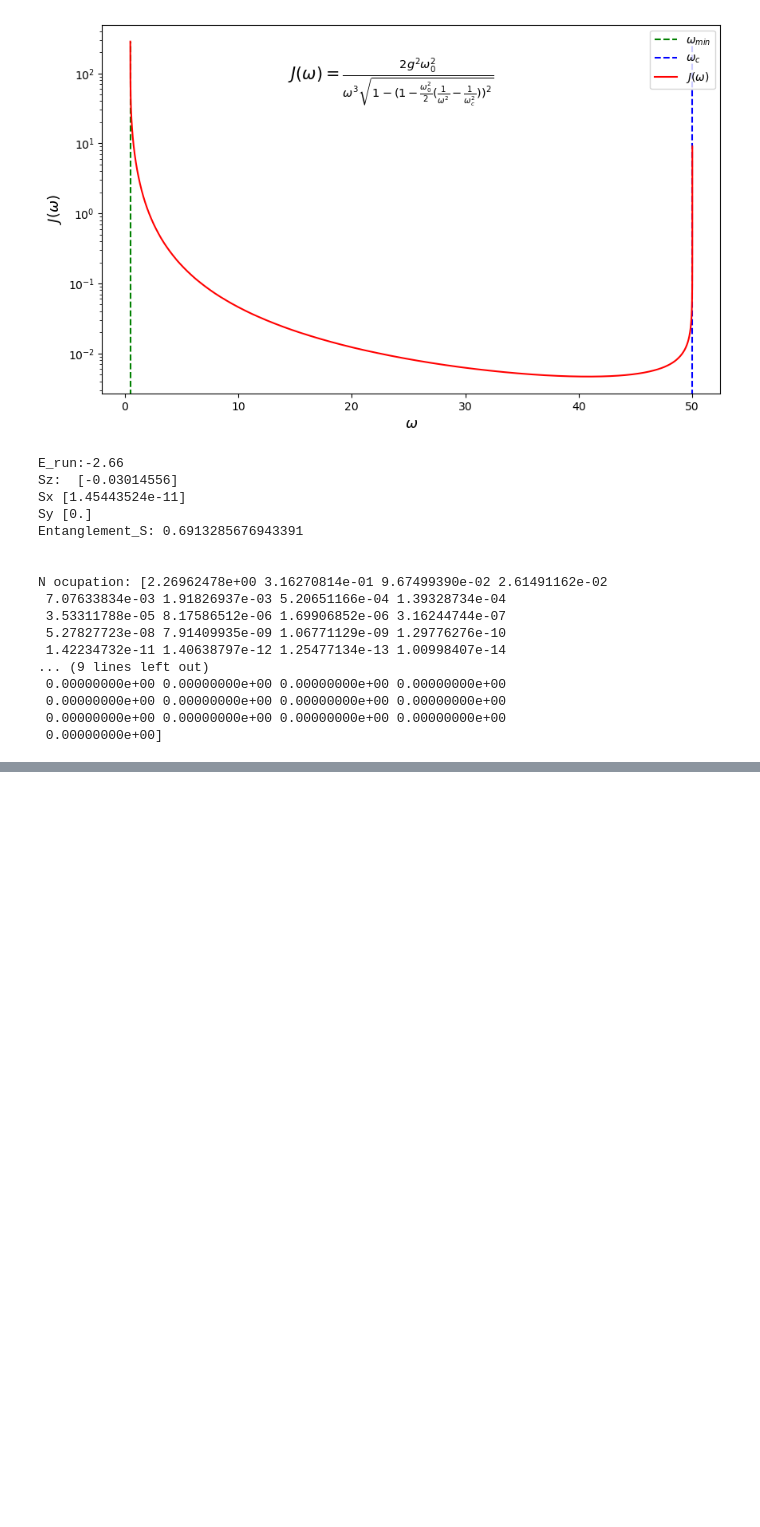
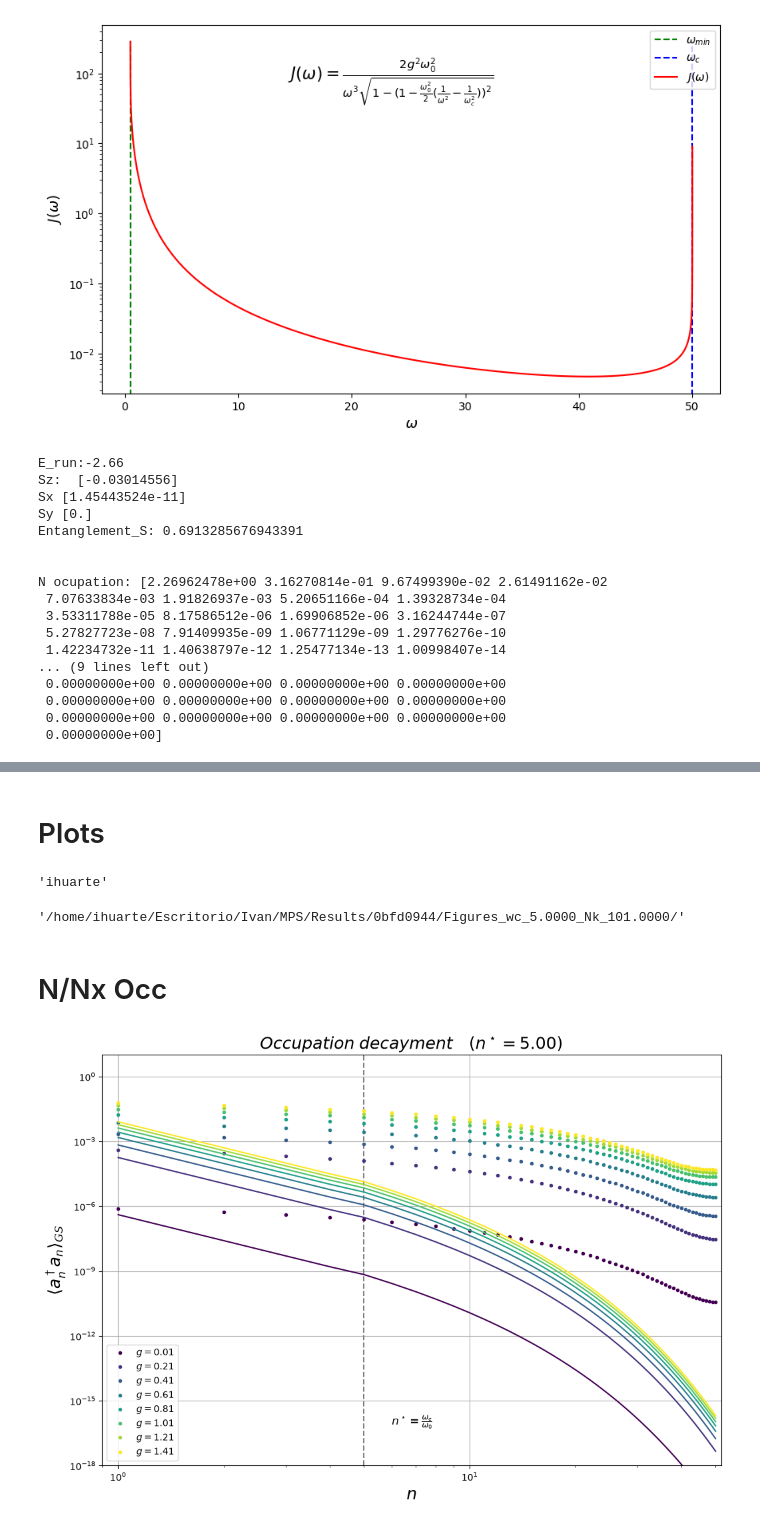
Before and after one commit to IvanHuarte/MPS, a Jupyter notebook: CarlosMPS.ipynb, the cells around one changed output, grey strips where cells are left out. Drawn from its saved outputs; the diff is of its cells as text; code cells hidden in the pictures; blank space fills up the shorter version.

```diff
--- a/CarlosMPS.ipynb
+++ b/CarlosMPS.ipynb
@@ -342,0 +186,64 @@ local B Sm
+# %% [markdown]
+# Plots
+# %%
+from pathlib import Path
+import matplotlib.pyplot as plt
+import pickle as pkl
+import matplotlib.transforms as transforms
+import numpy as np
+
+pickle_path = "/home/ihuarte/Escritorio/Ivan/MPS/Results/0bfd0944/Main_results_wc_5.0000_Nk_101.0000.pkl"
+with open(pickle_path, "rb")  as f:
+    data = pkl.load(f)
+# %% [output]
+'ihuarte'
+# %%
+sim_label = Path(pickle_path).name.split(".pkl")[0].split("Main_results_")[1]
+new_folder = "Figures_" + sim_label
+write_folder = str(Path(pickle_path).parent) + "/" + new_folder + "/"
+# %% [output]
+'/home/ihuarte/Escritorio/Ivan/MPS/Results/0bfd0944/Figures_wc_5.0000_Nk_101.0000/'
+# %% [markdown]
+# N/Nx Occ
+# %%
+
+w0 = int(data[:, 0][0])
+wc = int(data[:, 1][0])
+Nk = int(data[:, 2][0])
+gvals = data[:, 3][::10]
+
+nprime = wc / w0
+
+fig1, ax1 = plt.subplots(figsize=[12,8])
+ax1.set_title(r"$Occupation\;decayment \quad (n^\star=%.2f)$"%(nprime), fontsize=18)
+ax1.set_xlabel(r"$n$", fontsize=18)
+ax1.set_ylabel(r"$\langle a_n^\dagger a_n \rangle_{GS}$", fontsize=18)
+ax1.set_ylim(1e-18, 1e1)
+ax1.set_xlim(9e-1, Nk//2 +2)
+
+ax1.vlines(nprime, 1e-18, 1e1, color="grey", ls="--")
+ax1.text(nprime+1, 0.1, r"$n^\star = \frac{\omega_c}{\omega_0}$", transform=transforms.blended_transform_factory(ax1.transData, ax1.transAxes), fontsize = 12)
+cmap = plt.colormaps["viridis"](np.linspace(0, 1, len(gvals)))
+
+for i, g in enumerate(gvals):
+    Nx = np.loadtxt("/home/ihuarte/Escritorio/Ivan/MPS/Results/0bfd0944/GroundState_wc_%.4f_g_%.4f_NoccX.txt"%(wc, g), dtype=complex).real
+    Nxhalf = Nx[Nk//2:]
+    n_values = np.arange(len(Nxhalf))
+
+    # TEORIC
+    # n < nprime
+    Nteo_1 = g**2 / (np.pi**2 * w0**2 *nprime**2) * (1 / n_values**4)
+    # n > nprime
+    Nteo_2 = g**2 / (2 * np.pi * w0**2 * nprime**2) * (np.exp(-2 * n_values / nprime) / n_values**3)
+    Nteo = np.concatenate([Nteo_1[1:int(nprime)], Nteo_2[int(nprime):]])
+    ax1.plot(range(1, len(n_values)), Nteo, color=cmap[i] )
+
+    # MPS RESULTS
+    ax1.plot(range(len(Nxhalf)), Nxhalf, color=cmap[i], marker='o', ls="", ms = 3, label=r"$g=%.2f$"%g)
+
+ax1.legend()
+ax1.set_yscale("log")
+ax1.set_xscale("log")
+ax1.grid()
+# %% [output]
+[figure, added]
```
Also changed, not shown: parts of 13 cells of this notebook, 4 other files.
